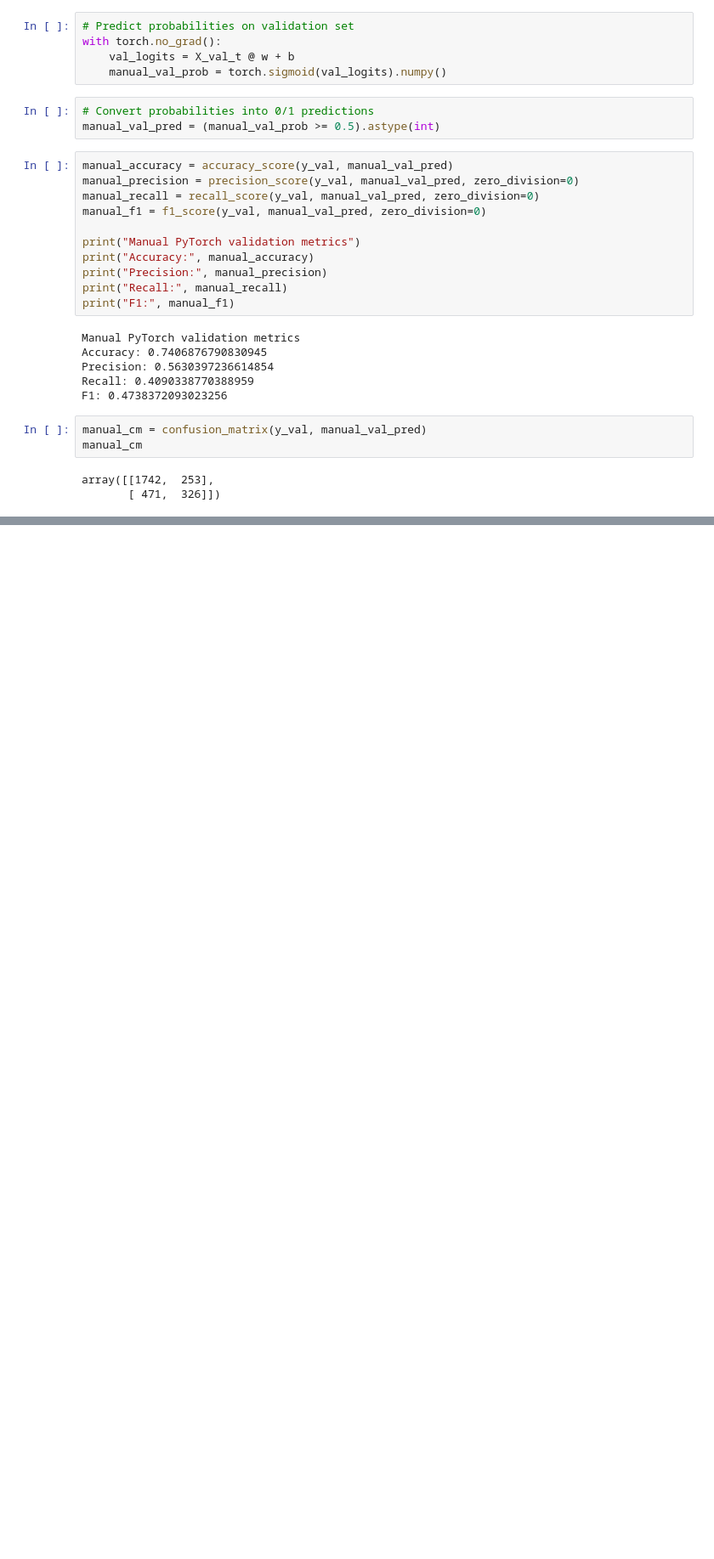
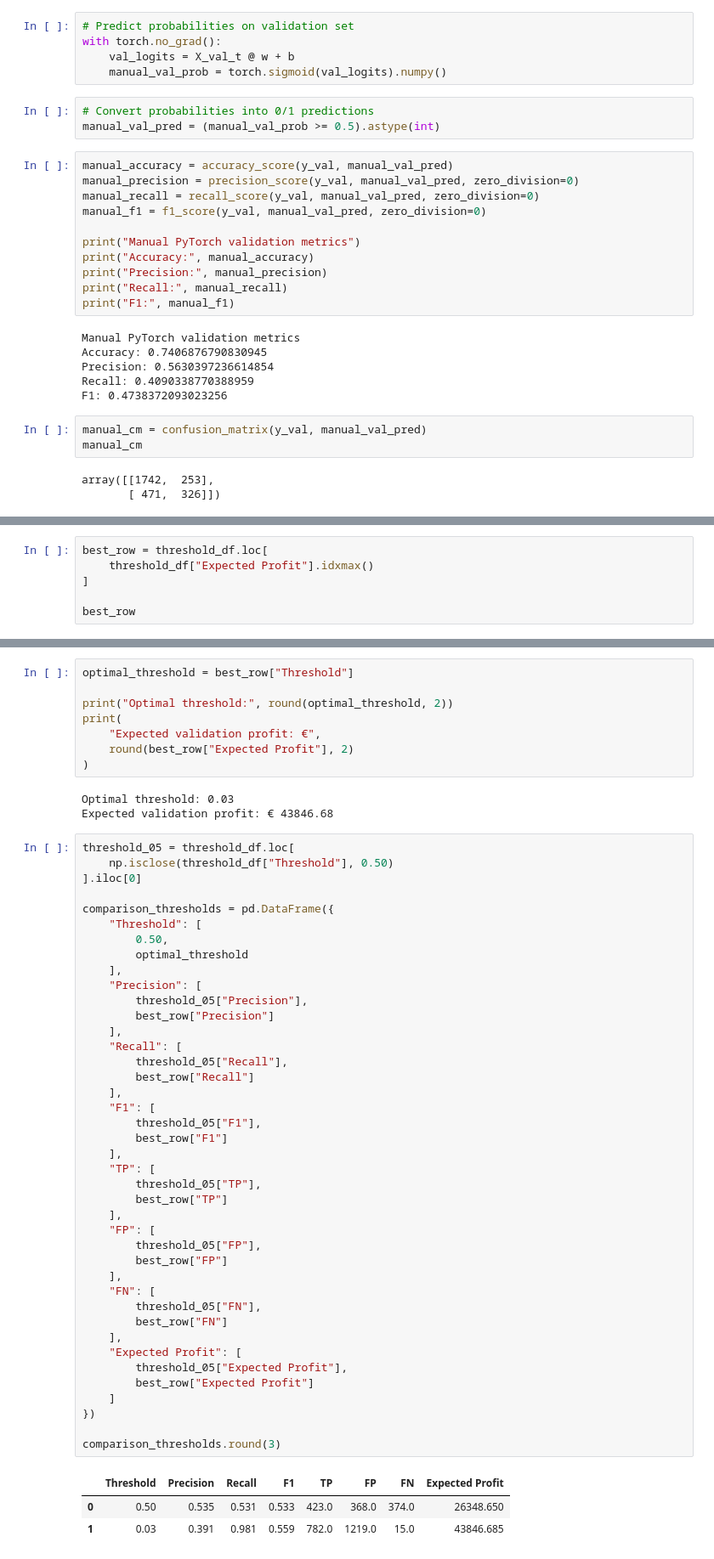
Before and after one commit to jacoboalonsista33/daiist-assignment-1, a Jupyter notebook: train.ipynb, the cells around one changed output, grey strips where cells are left out. Shown at 85% size. Drawn from its saved outputs; the diff is of its cells as text; blank space fills up the shorter version.

```diff
--- a/train.ipynb
+++ b/train.ipynb
@@ -550,0 +771,6 @@ array([[1742,  253],
+# %%
+best_row = threshold_df.loc[
+    threshold_df["Expected Profit"].idxmax()
+]
+
+best_row
@@ -550,0 +787,56 @@ array([[1742,  253],
+# %%
+optimal_threshold = best_row["Threshold"]
+
+print("Optimal threshold:", round(optimal_threshold, 2))
+print(
+    "Expected validation profit: €",
+    round(best_row["Expected Profit"], 2)
+)
+# %% [output]
+Optimal threshold: 0.03
+Expected validation profit: € 43846.68
+# %%
+threshold_05 = threshold_df.loc[
+    np.isclose(threshold_df["Threshold"], 0.50)
+].iloc[0]
+
+comparison_thresholds = pd.DataFrame({
+    "Threshold": [
+        0.50,
+        optimal_threshold
+    ],
+    "Precision": [
+        threshold_05["Precision"],
+        best_row["Precision"]
+    ],
+    "Recall": [
+        threshold_05["Recall"],
+        best_row["Recall"]
+    ],
+    "F1": [
+        threshold_05["F1"],
+        best_row["F1"]
+    ],
+    "TP": [
+        threshold_05["TP"],
+        best_row["TP"]
+    ],
+    "FP": [
+        threshold_05["FP"],
+        best_row["FP"]
+    ],
+    "FN": [
+        threshold_05["FN"],
+        best_row["FN"]
+    ],
+    "Expected Profit": [
+        threshold_05["Expected Profit"],
+        best_row["Expected Profit"]
+    ]
+})
+
+comparison_thresholds.round(3)
+# %% [output]
+|  | Threshold | Precision | Recall | F1 | TP | FP | FN | Expected Profit |
+| 0 | 0.50 | 0.535 | 0.531 | 0.533 | 423.0 | 368.0 | 374.0 | 26348.650 |
+| 1 | 0.03 | 0.391 | 0.981 | 0.559 | 782.0 | 1219.0 | 15.0 | 43846.685 |
```
Also changed, not shown: parts of 36 cells of this notebook, 6 other files.
